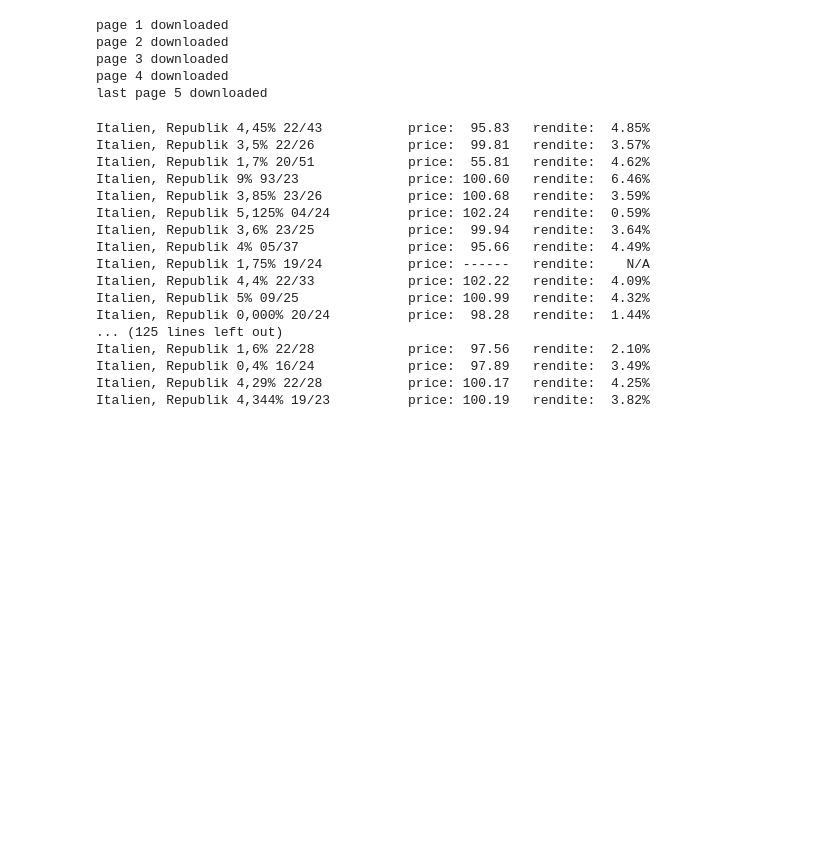
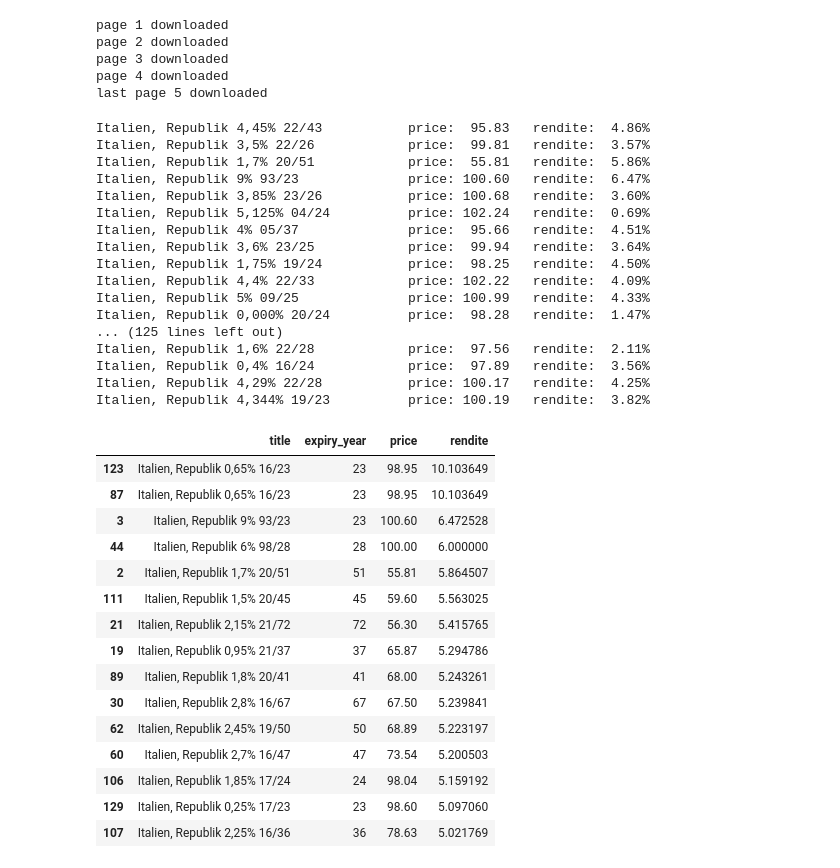
Before and after one commit to fid0did0/WebScraper, a Jupyter notebook: ita_anleihen_web_scraper.ipynb, the cells around one changed output. Drawn from its saved outputs; the diff is of its cells as text; code cells hidden in the pictures; blank space fills up the shorter version.

```diff
--- a/ita_anleihen_web_scraper.ipynb
+++ b/ita_anleihen_web_scraper.ipynb
@@ -95,6 +97,9 @@ page 3 downloaded
 page 4 downloaded
 last page 5 downloaded
 # %%
+ita_df = pd.DataFrame(columns=('title', 'expiry_year', 'price', 'rendite'))
+
+frame_idx=0
 for enty_link_iter in entry_link_list:
   #print(enty_link_iter)
   driver.get(enty_link_iter)
@@ -105,11 +110,13 @@ for enty_link_iter in entry_link_list:
   WebDriverWait(driver, 10).until(EC.visibility_of_element_located((By.XPATH, price_xpath)))
 
   anleihe_name = driver.find_element(By.XPATH, anleihe_name_xpath)
+  frame_dic = {'title': anleihe_name.text}
   #print(anleihe_name.text)
   anleihe_name_tok_lst=re.search(r'Italien, Republik (.*)%.(\d+)/(\d+)', anleihe_name.text)
   #print(anleihe_name_tok_lst.groups())
   last_year=anleihe_name_tok_lst.groups()[2]
   #print(last_year)
+  frame_dic['expiry_year'] = int(last_year)
 
   curs_tab = driver.find_element(By.TAG_NAME, "app-widget-price-box")
   last_price = curs_tab.find_element(By.XPATH, "div/div/table/tbody/tr[1]/td[2]")
@@ -117,9 +124,11 @@ for enty_link_iter in entry_link_list:
   if last_price.text=='-':
     last_price = float(100)
     last_price_na = True
+    frame_dic['price'] = np.nan
   else:
     last_price_na = False
     last_price = float(last_price.text.replace(",","."))
+    frame_dic['price'] = last_price
 
   interest_tab = driver.find_element(By.TAG_NAME, "app-widget-interest-rate")
   kupon = interest_tab.find_element(By.XPATH, "div/div/table/tbody/tr[1]/td[2]")
@@ -155,28 +164,52 @@ for enty_link_iter in entry_link_list:
 
   if last_price_na or emission_date_na:
     print("%-40sprice: ------\trendite:    N/A" % (anleihe_name.text))
+    frame_dic['rendite'] = np.nan
   else:
     rendite_interest = interest_rate/(last_price/100)
     #print(rendite_interest)
-    rendite_capital = (100-last_price)/(duration/365)
+    rendite_capital = (100-last_price)/(duration/365)/(last_price/100)
     #print(rendite_capital)
     rendite = rendite_interest + rendite_capital
+    frame_dic['rendite'] = rendite
     print("%-40sprice: %6.2f\trendite: %5.2f%%" % (anleihe_name.text, last_price, rendite))
+
+  ita_df.loc[frame_idx] = frame_dic
+  frame_idx=frame_idx+1
 # %% [output]
-Italien, Republik 4,45% 22/43           price:  95.83   rendite:  4.85%
+Italien, Republik 4,45% 22/43           price:  95.83   rendite:  4.86%
 Italien, Republik 3,5% 22/26            price:  99.81   rendite:  3.57%
-Italien, Republik 1,7% 20/51            price:  55.81   rendite:  4.62%
-Italien, Republik 9% 93/23              price: 100.60   rendite:  6.46%
-Italien, Republik 3,85% 23/26           price: 100.68   rendite:  3.59%
-Italien, Republik 5,125% 04/24          price: 102.24   rendite:  0.59%
+Italien, Republik 1,7% 20/51            price:  55.81   rendite:  5.86%
+Italien, Republik 9% 93/23              price: 100.60   rendite:  6.47%
+Italien, Republik 3,85% 23/26           price: 100.68   rendite:  3.60%
+Italien, Republik 5,125% 04/24          price: 102.24   rendite:  0.69%
+Italien, Republik 4% 05/37              price:  95.66   rendite:  4.51%
 Italien, Republik 3,6% 23/25            price:  99.94   rendite:  3.64%
-Italien, Republik 4% 05/37              price:  95.66   rendite:  4.49%
-Italien, Republik 1,75% 19/24           price: ------   rendite:    N/A
+Italien, Republik 1,75% 19/24           price:  98.25   rendite:  4.50%
 Italien, Republik 4,4% 22/33            price: 102.22   rendite:  4.09%
-Italien, Republik 5% 09/25              price: 100.99   rendite:  4.32%
-Italien, Republik 0,000% 20/24          price:  98.28   rendite:  1.44%
+Italien, Republik 5% 09/25              price: 100.99   rendite:  4.33%
+Italien, Republik 0,000% 20/24          price:  98.28   rendite:  1.47%
 ... (125 lines left out)
-Italien, Republik 1,6% 22/28            price:  97.56   rendite:  2.10%
-Italien, Republik 0,4% 16/24            price:  97.89   rendite:  3.49%
+Italien, Republik 1,6% 22/28            price:  97.56   rendite:  2.11%
+Italien, Republik 0,4% 16/24            price:  97.89   rendite:  3.56%
 Italien, Republik 4,29% 22/28           price: 100.17   rendite:  4.25%
 Italien, Republik 4,344% 19/23          price: 100.19   rendite:  3.82%
+# %%
+ita_df.sort_values(by='rendite', ascending=False).head(15)
+# %% [output]
+|  | title | expiry_year | price | rendite |
+| 123 | Italien, Republik 0,65% 16/23 | 23 | 98.95 | 10.103649 |
+| 87 | Italien, Republik 0,65% 16/23 | 23 | 98.95 | 10.103649 |
+| 3 | Italien, Republik 9% 93/23 | 23 | 100.60 | 6.472528 |
+| 44 | Italien, Republik 6% 98/28 | 28 | 100.00 | 6.000000 |
+| 2 | Italien, Republik 1,7% 20/51 | 51 | 55.81 | 5.864507 |
+| 111 | Italien, Republik 1,5% 20/45 | 45 | 59.60 | 5.563025 |
+| 21 | Italien, Republik 2,15% 21/72 | 72 | 56.30 | 5.415765 |
+| 19 | Italien, Republik 0,95% 21/37 | 37 | 65.87 | 5.294786 |
+| 89 | Italien, Republik 1,8% 20/41 | 41 | 68.00 | 5.243261 |
+| 30 | Italien, Republik 2,8% 16/67 | 67 | 67.50 | 5.239841 |
+| 62 | Italien, Republik 2,45% 19/50 | 50 | 68.89 | 5.223197 |
+| 60 | Italien, Republik 2,7% 16/47 | 47 | 73.54 | 5.200503 |
+| 106 | Italien, Republik 1,85% 17/24 | 24 | 98.04 | 5.159192 |
+| 129 | Italien, Republik 0,25% 17/23 | 23 | 98.60 | 5.097060 |
+| 107 | Italien, Republik 2,25% 16/36 | 36 | 78.63 | 5.021769 |
```
Also changed, not shown: parts of 2 cells of this notebook.
